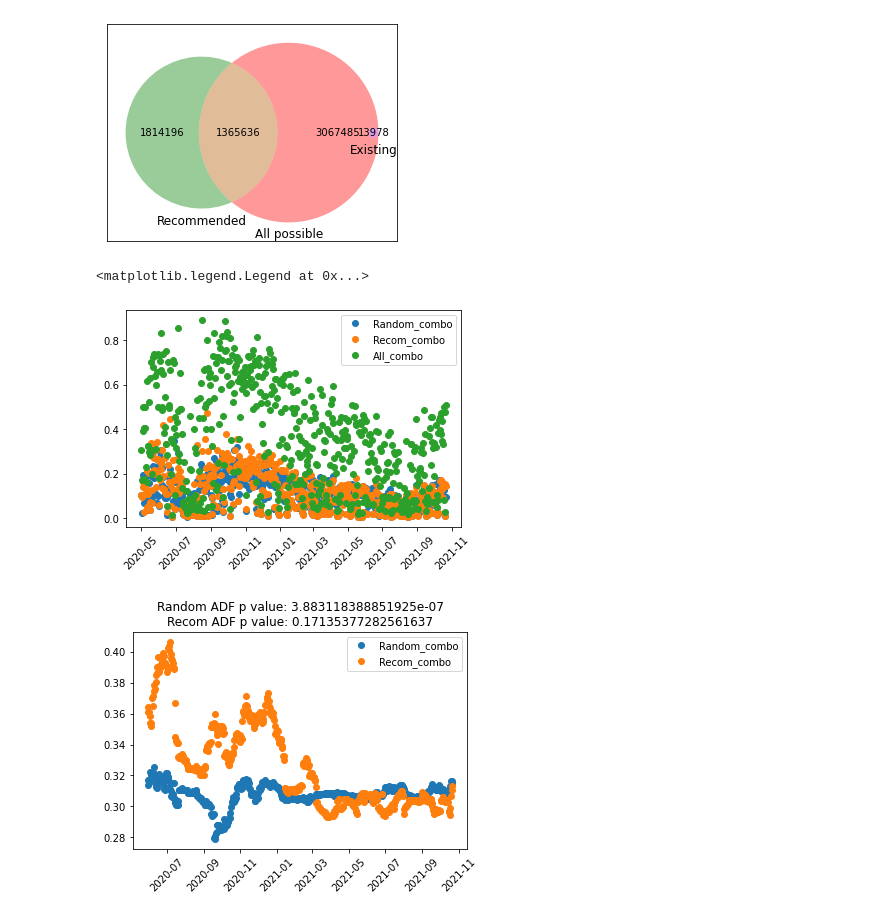
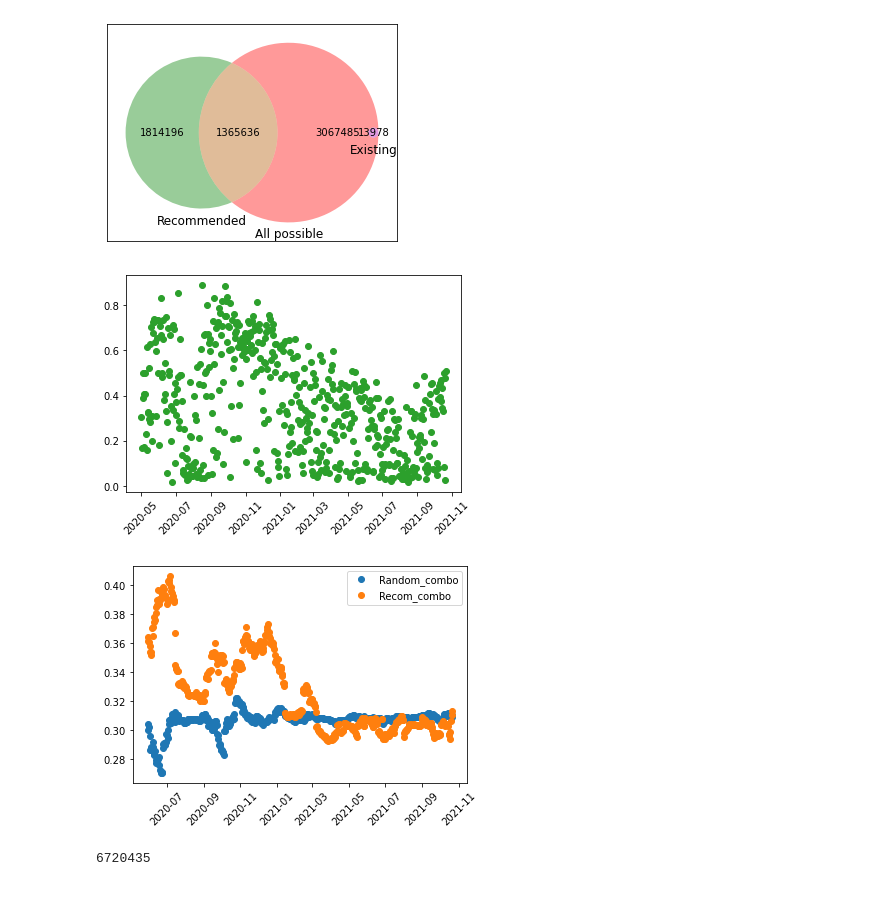
Before and after one commit to Takkoona/fixynergy, a Jupyter notebook: 6_linkage_comparison.ipynb, the cells around one changed output. Cells and saved outputs as stored; diff of their text form; code cells hidden in the pictures.

```diff
--- a/6_linkage_comparison.ipynb
+++ b/6_linkage_comparison.ipynb
@@ -100,7 +100,7 @@ random_combo = set(random.sample(
     k=len(possible_combo)
 ))
 # %%
-future_combo = []
+future_combo = {}
 future_combo_stat = []
 existing_future_combo = set()
 ac_group: pd.DataFrame
@@ -129,33 +129,35 @@ for c_date, c_date_group in future_df.groupby("Date", sort=False):
         "Hit_recom": len(hit_combo_recom),
         "Hit_random": len(hit_combo_random)
     })
-    future_combo.extend(c_date_combo)
+    future_combo[c_date] = c_date_combo
     existing_future_combo = existing_future_combo.union(c_date_combo)
 
 future_combo_stat = pd.DataFrame(future_combo_stat)
 # %%
-future_combo_stat_dated = future_combo_stat[future_combo_stat["Hit"] > 10].set_index("Date")
+future_combo_stat_dated = future_combo_stat[future_combo_stat["Hit"] > 10].set_index("Date").sort_index()
 
-plt.plot_date(
-    future_combo_stat_dated.index,
-    future_combo_stat_dated["Hit_random"] / future_combo_stat_dated["Target"],
-    label="Random_combo"
-)
-plt.plot_date(
-    future_combo_stat_dated.index,
-    future_combo_stat_dated["Hit_recom"] / future_combo_stat_dated["Target"],
-    label="Recom_combo"
-)
+# plt.plot_date(
+#     future_combo_stat_dated.index,
+#     future_combo_stat_dated["Hit_random"] / future_combo_stat_dated["Target"],
+#     label="Random_combo"
+# )
+# plt.plot_date(
+#     future_combo_stat_dated.index,
+#     future_combo_stat_dated["Hit_recom"] / future_combo_stat_dated["Target"],
+#     label="Recom_combo"
+# )
 plt.plot_date(
     future_combo_stat_dated.index,
     future_combo_stat_dated["Hit"] / future_combo_stat_dated["Target"],
-    label="All_combo"
+    label="All_combo",
+    color="tab:green"
 )
 plt.xticks(rotation=45)
-plt.legend()
+# plt.legend()
+
+plt.savefig("plots/hit_combo.pdf", bbox_inches="tight")
 # %% [output]
-<matplotlib.legend.Legend at 0x...>
-[figure, old version]
+[figure, new version]
 # %%
 ma_days = 30
 
@@ -164,23 +166,32 @@ future_combo_stat_dated["Hit_recom_avg"] = future_combo_stat_dated["Hit_recom"].
 future_combo_stat_dated["Hit_random_avg"] = future_combo_stat_dated["Hit_random"].rolling(ma_days).mean()
 future_combo_stat_ma = future_combo_stat_dated.dropna()
 # %%
-recom_p = adfuller(future_combo_stat_ma["Hit_recom"] / future_combo_stat_ma["Hit"])[1]
-random_p = adfuller(future_combo_stat_ma["Hit_random"] / future_combo_stat_ma["Hit"])[1]
+recom_p = adfuller(future_combo_stat_dated["Hit_recom"] / future_combo_stat_dated["Hit"])[1]
+random_p = adfuller(future_combo_stat_dated["Hit_random"] / future_combo_stat_dated["Hit"])[1]
 
 plt.plot_date(
     future_combo_stat_ma.index,
     future_combo_stat_ma["Hit_random_avg"] / future_combo_stat_ma["Hit_avg"],
     label="Random_combo"
 )
 plt.plot_date(
     future_combo_stat_ma.index,
     future_combo_stat_ma["Hit_recom_avg"] / future_combo_stat_ma["Hit_avg"],
     label="Recom_combo"
 )
 plt.xticks(rotation=45)
 plt.legend()
-plt.title(f"Random ADF p value: {random_p}\nRecom ADF p value: {recom_p}")
+# plt.title(f"Random ADF p value: {random_p}\nRecom ADF p value: {recom_p}")
 plt.savefig("plots/stationarity.pdf", bbox_inches="tight")
 # %% [output]
-[figure, old version]
+[figure, new version]
+# %%
+future_all_combo = []
+
+for c_date_combo in future_combo.values():
+    future_all_combo.extend(c_date_combo)
+
+len(set(future_all_combo))
+# %% [output]
+6720435
 # %%
```
Also changed, not shown: parts of 5 cells of this notebook.
